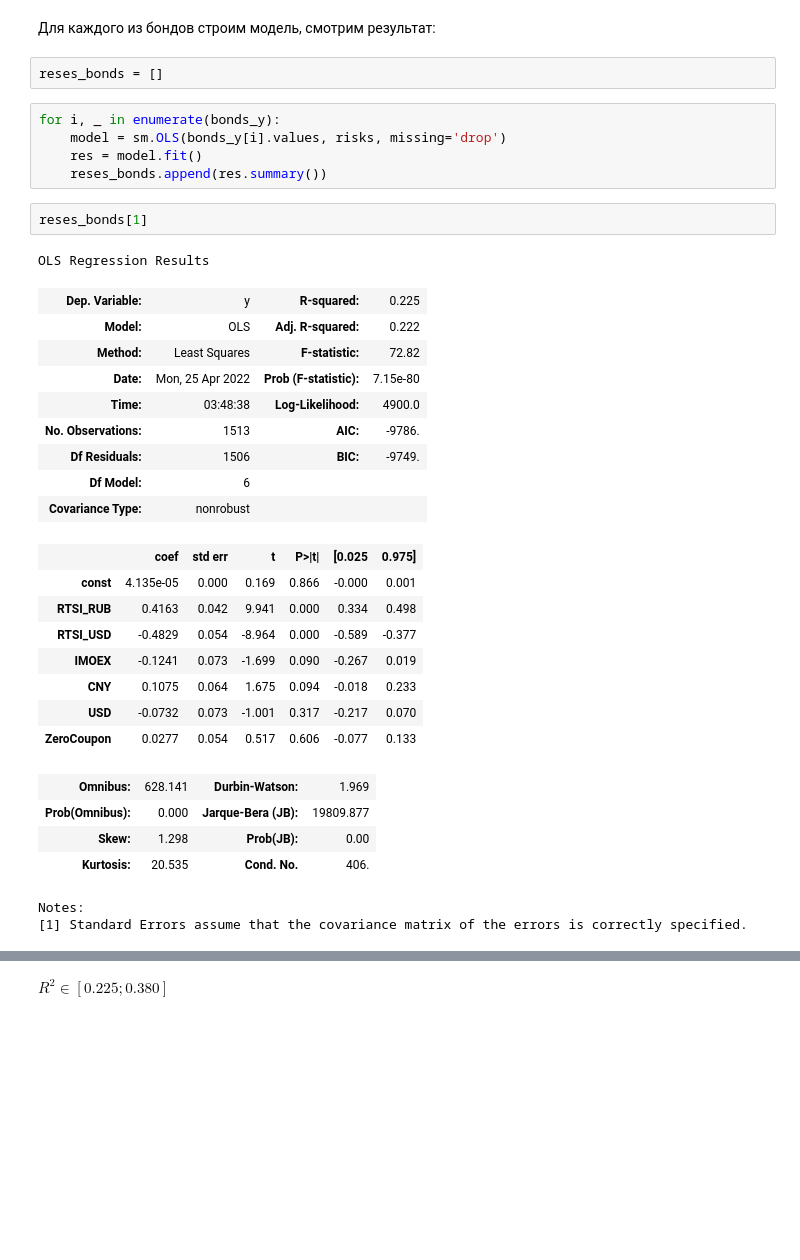
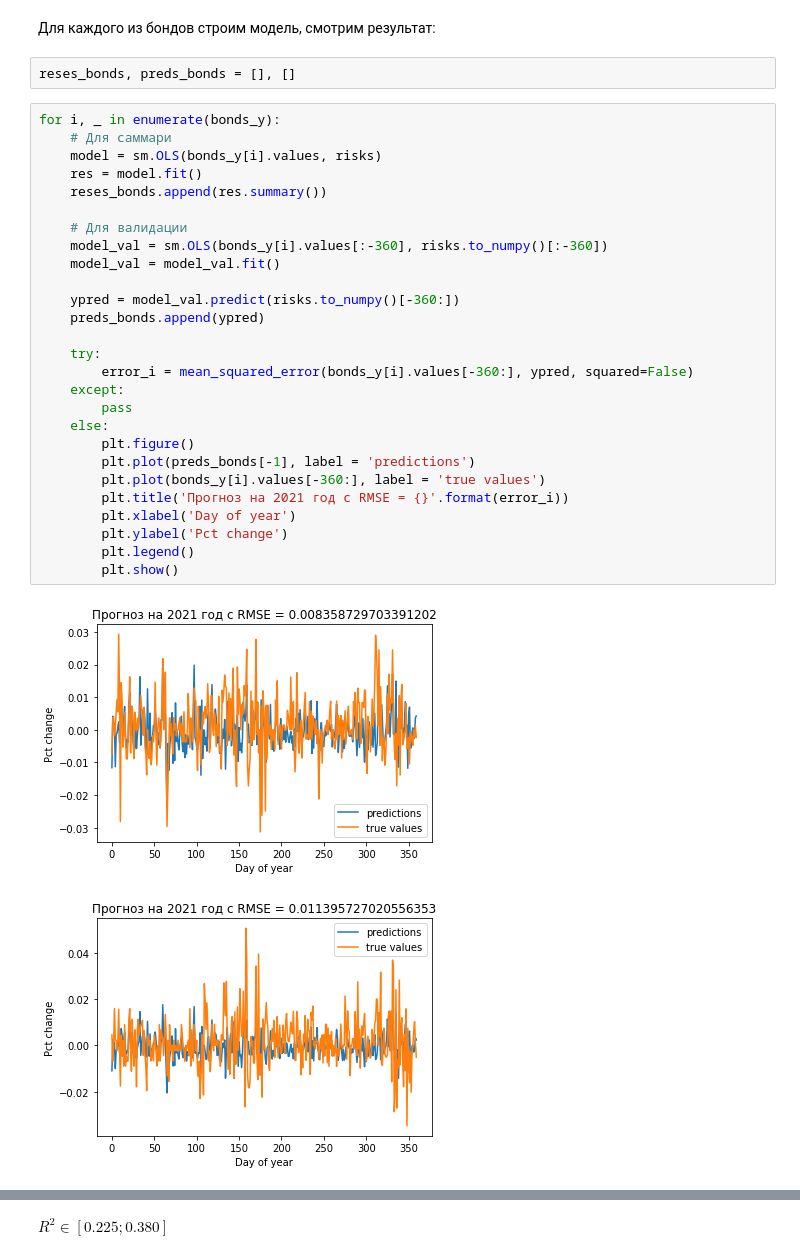
Before and after one commit to gaarutyunov/market-risk, a Jupyter notebook: notebooks/real_prices.ipynb, the cells around one changed output, grey strips where cells are left out. Drawn from its saved outputs; the diff is of its cells as text; blank space fills up the shorter version.

Commit message:
Final true prices methods

```diff
--- a/notebooks/real_prices.ipynb
+++ b/notebooks/real_prices.ipynb
@@ -54,36 +58,34 @@ for i, bond in enumerate(bonds):
 # %% [markdown]
 Для каждого из бондов строим модель, смотрим результат:
 # %%
-reses_bonds = []
+reses_bonds, preds_bonds = [], []
-# %%
-for i, _ in enumerate(bonds_y):
-    model = sm.OLS(bonds_y[i].values, risks, missing='drop')
-    res = model.fit()
-    reses_bonds.append(res.summary())
-# %%
-reses_bonds[1]
-# %% [output]
-OLS Regression Results
-| Dep. Variable: | y | R-squared: | 0.225 |
-| Model: | OLS | Adj. R-squared: | 0.222 |
-| Method: | Least Squares | F-statistic: | 72.82 |
-| Date: | Mon, 25 Apr 2022 | Prob (F-statistic): | 7.15e-80 |
-| Time: | 03:48:38 | Log-Likelihood: | 4900.0 |
-| No. Observations: | 1513 | AIC: | -9786. |
-| Df Residuals: | 1506 | BIC: | -9749. |
-| Df Model: | 6 |  |  |
-| Covariance Type: | nonrobust |  |  |
-|  | coef | std err | t | P>|t| | [0.025 | 0.975] |
-| const | 4.135e-05 | 0.000 | 0.169 | 0.866 | -0.000 | 0.001 |
-| RTSI_RUB | 0.4163 | 0.042 | 9.941 | 0.000 | 0.334 | 0.498 |
-| RTSI_USD | -0.4829 | 0.054 | -8.964 | 0.000 | -0.589 | -0.377 |
-| IMOEX | -0.1241 | 0.073 | -1.699 | 0.090 | -0.267 | 0.019 |
-| CNY | 0.1075 | 0.064 | 1.675 | 0.094 | -0.018 | 0.233 |
-| USD | -0.0732 | 0.073 | -1.001 | 0.317 | -0.217 | 0.070 |
-| ZeroCoupon | 0.0277 | 0.054 | 0.517 | 0.606 | -0.077 | 0.133 |
-| Omnibus: | 628.141 | Durbin-Watson: | 1.969 |
-| Prob(Omnibus): | 0.000 | Jarque-Bera (JB): | 19809.877 |
-| Skew: | 1.298 | Prob(JB): | 0.00 |
-| Kurtosis: | 20.535 | Cond. No. | 406. |
-Notes:
-[1] Standard Errors assume that the covariance matrix of the errors is correctly specified.
+# %%
+for i, _ in enumerate(bonds_y):
+    # Для саммари
+    model = sm.OLS(bonds_y[i].values, risks)
+    res = model.fit()
+    reses_bonds.append(res.summary())
+
+    # Для валидации
+    model_val = sm.OLS(bonds_y[i].values[:-360], risks.to_numpy()[:-360])
+    model_val = model_val.fit()
+
+    ypred = model_val.predict(risks.to_numpy()[-360:])
+    preds_bonds.append(ypred)
+
+    try:
+        error_i = mean_squared_error(bonds_y[i].values[-360:], ypred, squared=False)
+    except:
+        pass
+    else:
+        plt.figure()
+        plt.plot(preds_bonds[-1], label = 'predictions')
+        plt.plot(bonds_y[i].values[-360:], label = 'true values')
+        plt.title('Прогноз на 2021 год с RMSE = {}'.format(error_i))
+        plt.xlabel('Day of year')
+        plt.ylabel('Pct change')
+        plt.legend()
+        plt.show()
+# %% [output]
+[figure, added]
+[figure, added]
```
Also changed, not shown: parts of 11 cells of this notebook, 1 other file.
